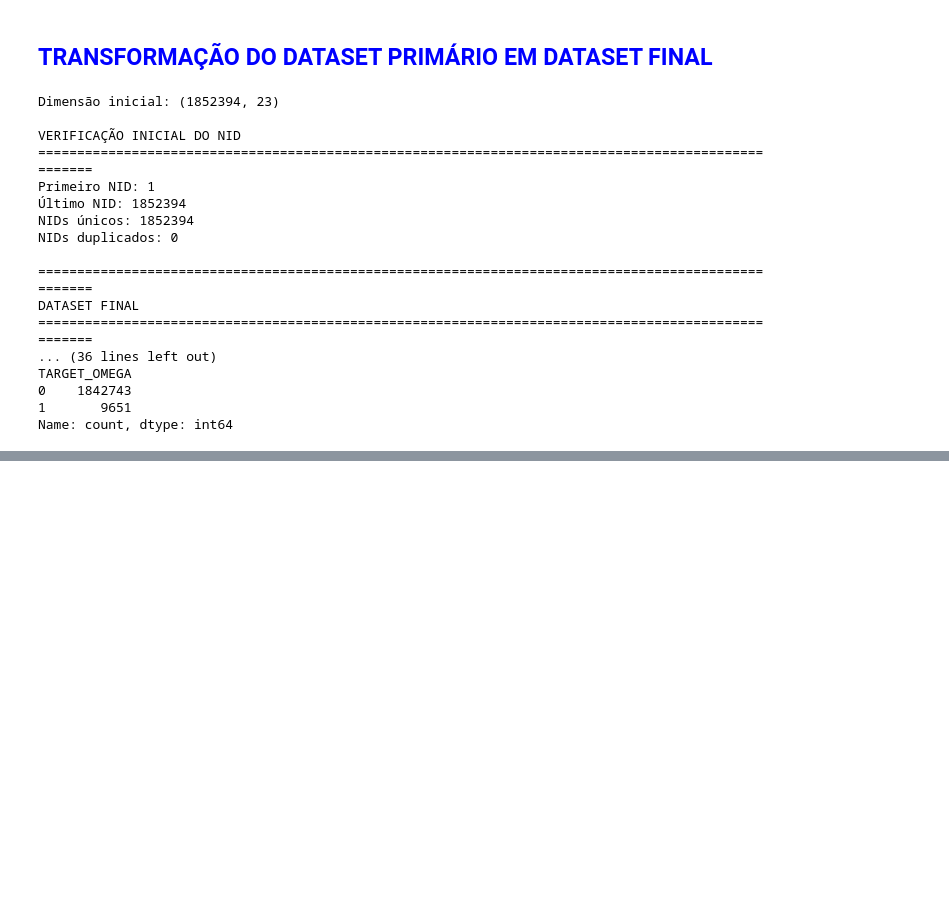
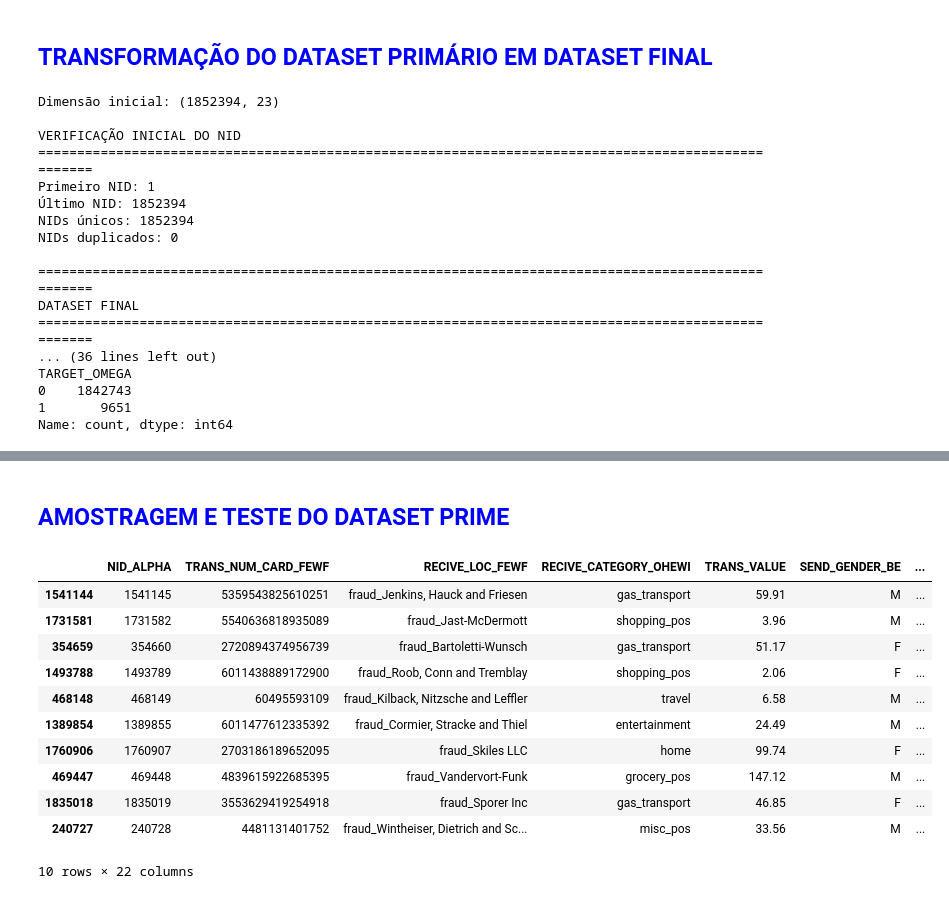
Before and after one commit to Vitor-Craveiro-Unesp/TCC_FRAUD_VISU_GMM, a Jupyter notebook: src/pre_processamento/pre_processamento.ipynb, the cells around one changed output, grey strips where cells are left out. Drawn from its saved outputs; the diff is of its cells as text; code cells hidden in the pictures; blank space fills up the shorter version.

```diff
--- a/src/pre_processamento/pre_processamento.ipynb
+++ b/src/pre_processamento/pre_processamento.ipynb
@@ -910,0 +2279,40 @@ if arquivo_parquet.exists():
+# %% [markdown]
+## <span style="color:blue">AMOSTRAGEM E TESTE DO DATASET PRIME</span> ##
+# %%
+# ============================================================
+# AMOSTRA ALEATÓRIA DE 10 LINHAS DO DATASET_PRIME
+# ============================================================
+arquivo_dataset_prime = Path(
+    "/projeto_tcc_2026/"
+    "dados/dataset_final/otimizado/"
+    "otimizacao_final/"
+    "dataset_prime.parquet"
+)
+
+
+df_prime = pd.read_parquet(
+    arquivo_dataset_prime,
+    engine="pyarrow"
+)
+
+
+amostra = df_prime.sample(
+    n=10,
+    random_state=42
+)
+
+
+display(amostra)
+# %% [output]
+|  | NID_ALPHA | TRANS_NUM_CARD_FEWF | RECIVE_LOC_FEWF | RECIVE_CATEGORY_OHEWI | TRANS_VALUE | SEND_GENDER_BE | ... |
+| 1541144 | 1541145 | 5359543825610251 | fraud_Jenkins, Hauck and Friesen | gas_transport | 59.91 | M | ... |
+| 1731581 | 1731582 | 5540636818935089 | fraud_Jast-McDermott | shopping_pos | 3.96 | M | ... |
+| 354659 | 354660 | 2720894374956739 | fraud_Bartoletti-Wunsch | gas_transport | 51.17 | F | ... |
+| 1493788 | 1493789 | 6011438889172900 | fraud_Roob, Conn and Tremblay | shopping_pos | 2.06 | F | ... |
+| 468148 | 468149 | 60495593109 | fraud_Kilback, Nitzsche and Leffler | travel | 6.58 | M | ... |
+| 1389854 | 1389855 | 6011477612335392 | fraud_Cormier, Stracke and Thiel | entertainment | 24.49 | M | ... |
+| 1760906 | 1760907 | 2703186189652095 | fraud_Skiles LLC | home | 99.74 | F | ... |
+| 469447 | 469448 | 4839615922685395 | fraud_Vandervort-Funk | grocery_pos | 147.12 | M | ... |
+| 1835018 | 1835019 | 3553629419254918 | fraud_Sporer Inc | gas_transport | 46.85 | F | ... |
+| 240727 | 240728 | 4481131401752 | fraud_Wintheiser, Dietrich and Sc... | misc_pos | 33.56 | M | ... |
+10 rows × 22 columns
```
Also changed, not shown: parts of 9 cells of this notebook, 5 other files.
